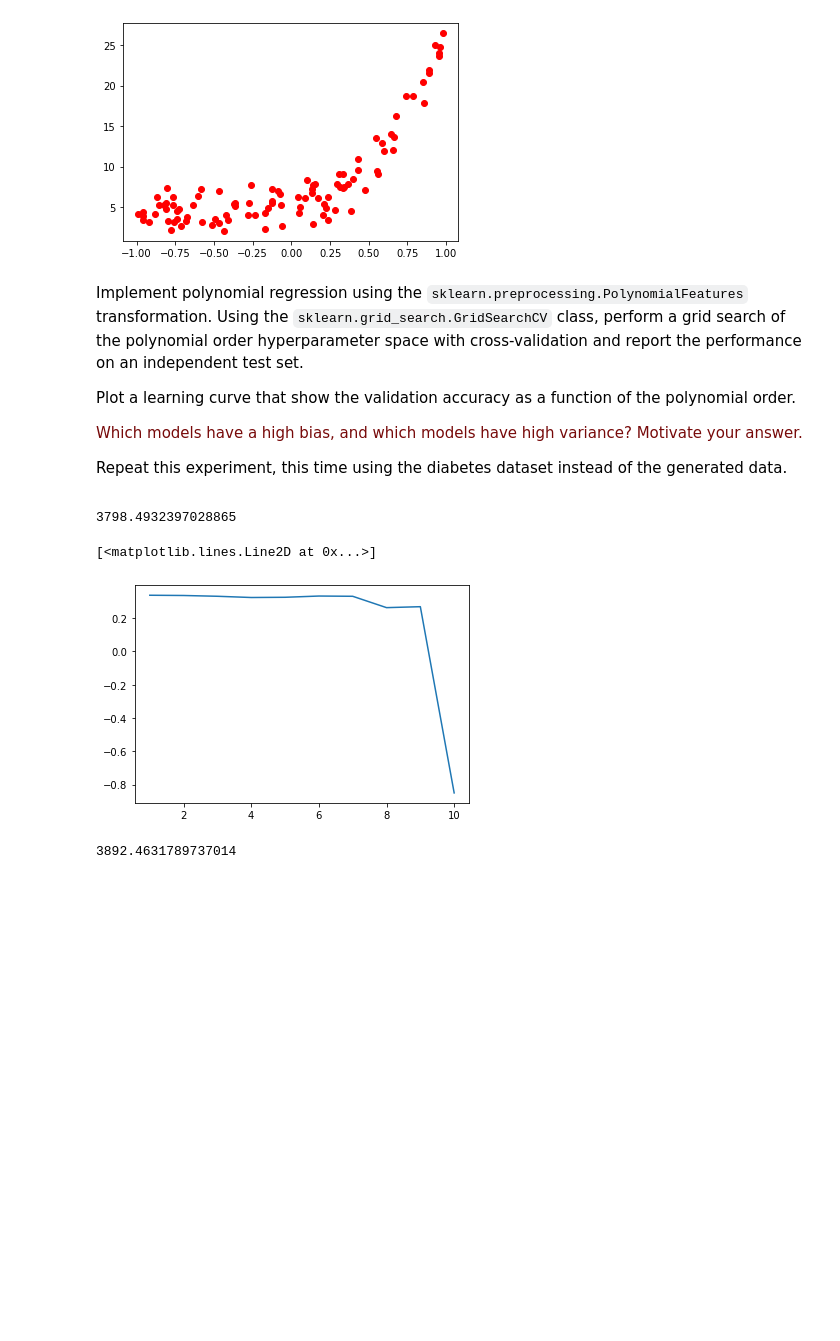
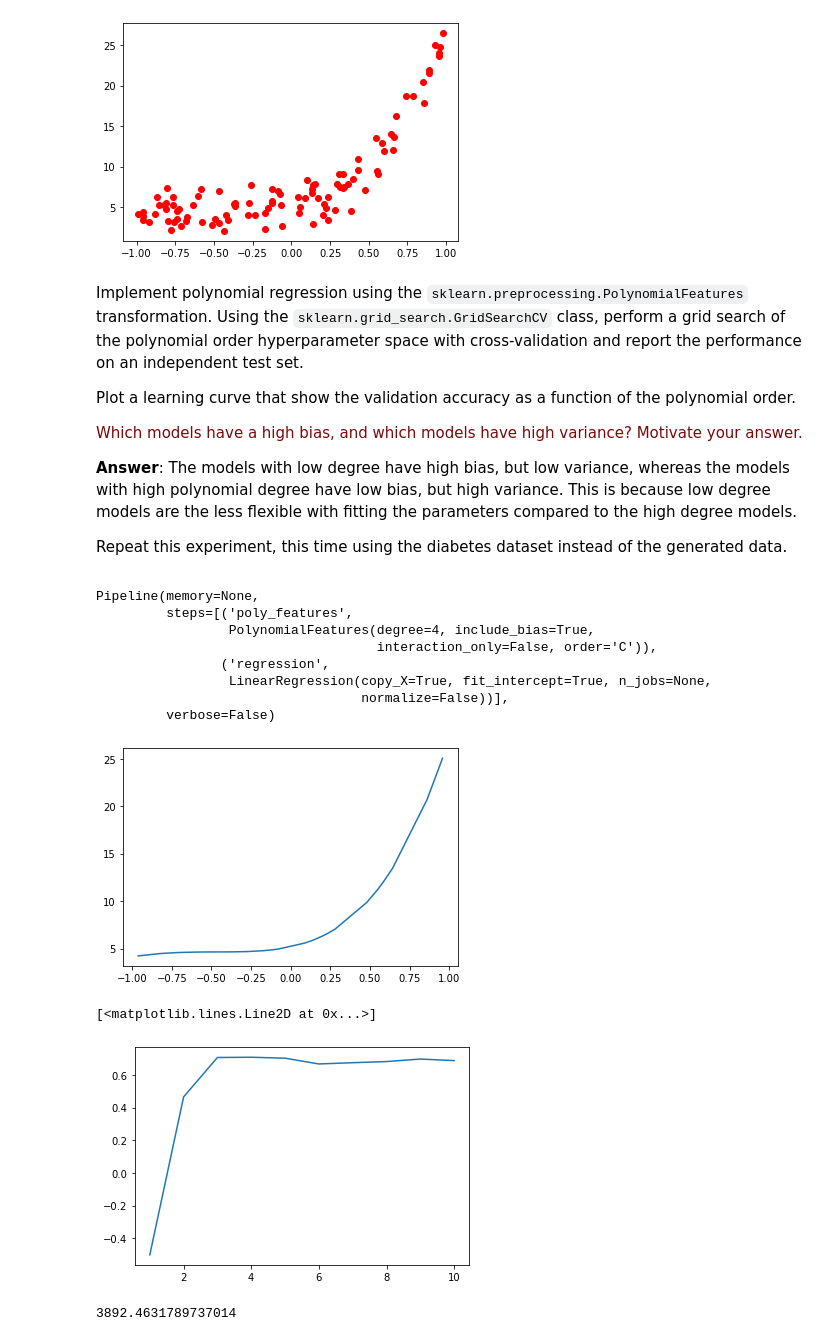
Before and after one commit to max-de-rooij/8dm50-machine-learning, a Jupyter notebook: practicals/week_2.ipynb, the cells around one changed output. Cells and saved outputs as stored; diff of their text form; code cells hidden in the pictures; blank space fills up the shorter version.

```diff
--- a/practicals/week_2.ipynb
+++ b/practicals/week_2.ipynb
@@ -154,32 +154,44 @@ Plot a learning curve that show the validation accuracy as a function of the pol
 
 <p><font color='#770a0a'>Which models have a high bias, and which models have high variance? Motivate your answer.</font><p>
 
+**Answer**: The models with low degree have high bias, but low variance, whereas the models with high polynomial degree have low bias, but high variance. This is because low degree models are the less flexible with fitting the parameters compared to the high degree models.
+
 Repeat this experiment, this time using the diabetes dataset instead of the generated data.
 # %%
 import sys
 sys.path.append('code/')
 from poly_reg_cv import poly_estimator
 from sklearn.model_selection import GridSearchCV
 from sklearn.metrics import mean_squared_error
 
 X_train, X_test, y_train, y_test = train_test_split(
     X, y, test_size=0.33, random_state=684)
 
 param_grid = {'poly_features__degree': np.arange(1,11)}
-polynomial_cv = GridSearchCV(poly_estimator(), param_grid, cv=5, verbose=0)
+polynomial_cv = GridSearchCV(poly_estimator(), param_grid, cv=10, verbose=0)
 polynomial_cv.fit(X_train.reshape(-1,1),y_train)
 
 # Best parameter, degree = 4
 y_pred = polynomial_cv.predict(X_test.reshape(-1,1))
 mse = mean_squared_error(y_test,y_pred)
-print(mse)
+idxsort = np.argsort(X_test.reshape(-1))
+plt.plot(X_test[idxsort],y_pred[idxsort])
+plt.show()
 
 # learning curve
 plt.plot(np.arange(1,11),polynomial_cv.cv_results_['mean_test_score'])
 # %% [output]
-3798.4932397028865
+Pipeline(memory=None,
+         steps=[('poly_features',
+                 PolynomialFeatures(degree=4, include_bias=True,
+                                    interaction_only=False, order='C')),
+                ('regression',
+                 LinearRegression(copy_X=True, fit_intercept=True, n_jobs=None,
+                                  normalize=False))],
+         verbose=False)
+[figure, new version]
 [<matplotlib.lines.Line2D at 0x...>]
-[figure, old version]
+[figure, added]
 # %%
 # The same with diabetes data
 
```
Also changed, not shown: parts of 3 cells of this notebook.
